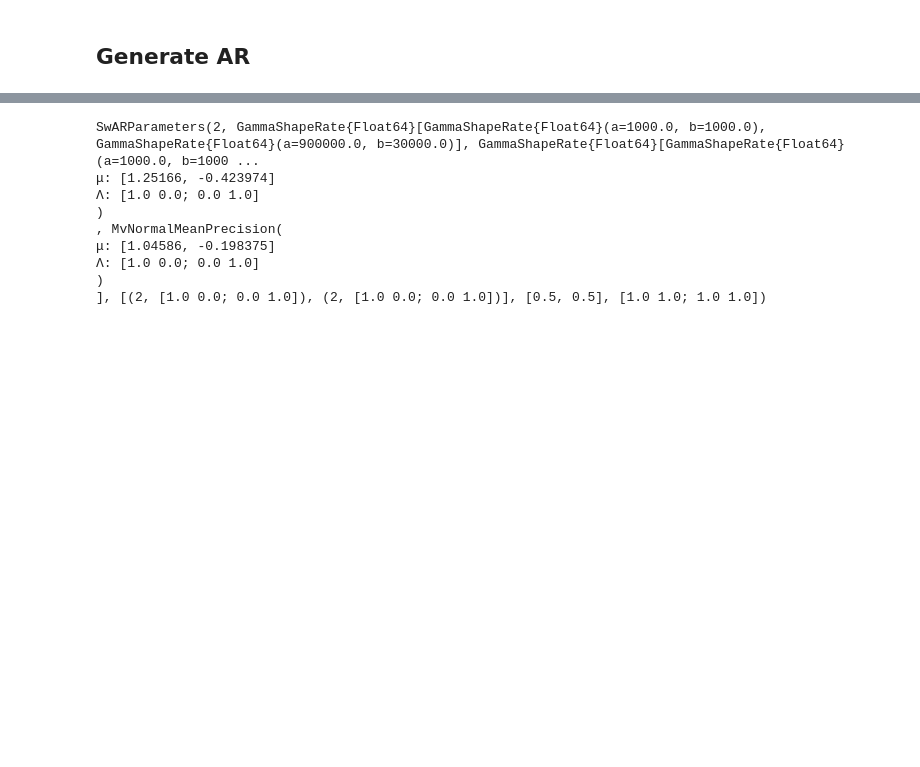
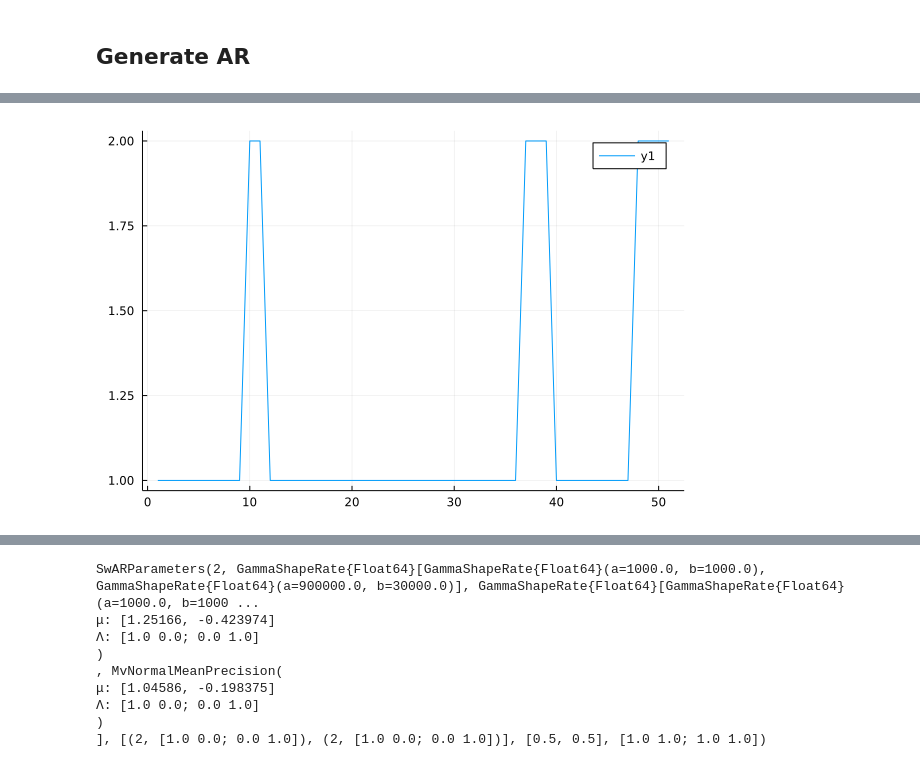
Before and after one commit to biaslab/SwAR, a Jupyter notebook: tmp/context_inference_full_swar.ipynb, the cells around one changed output, grey strips where cells are left out. Drawn from its saved outputs; the diff is of its cells as text; code cells hidden in the pictures; blank space fills up the shorter version.

```diff
--- a/tmp/context_inference_full_swar.ipynb
+++ b/tmp/context_inference_full_swar.ipynb
@@ -80,3 +41,8 @@ plot(outputs, label="mixed AR processes")
+# %%
+real_states = last.(findmax.(states))
+plot(real_states)
+# %% [output]
+[figure, added]
 # %%
 using FFTW
 plot(abs.(fft(outputs)).^2)
```
Also changed, not shown: parts of 16 cells of this notebook, 3 other files.
